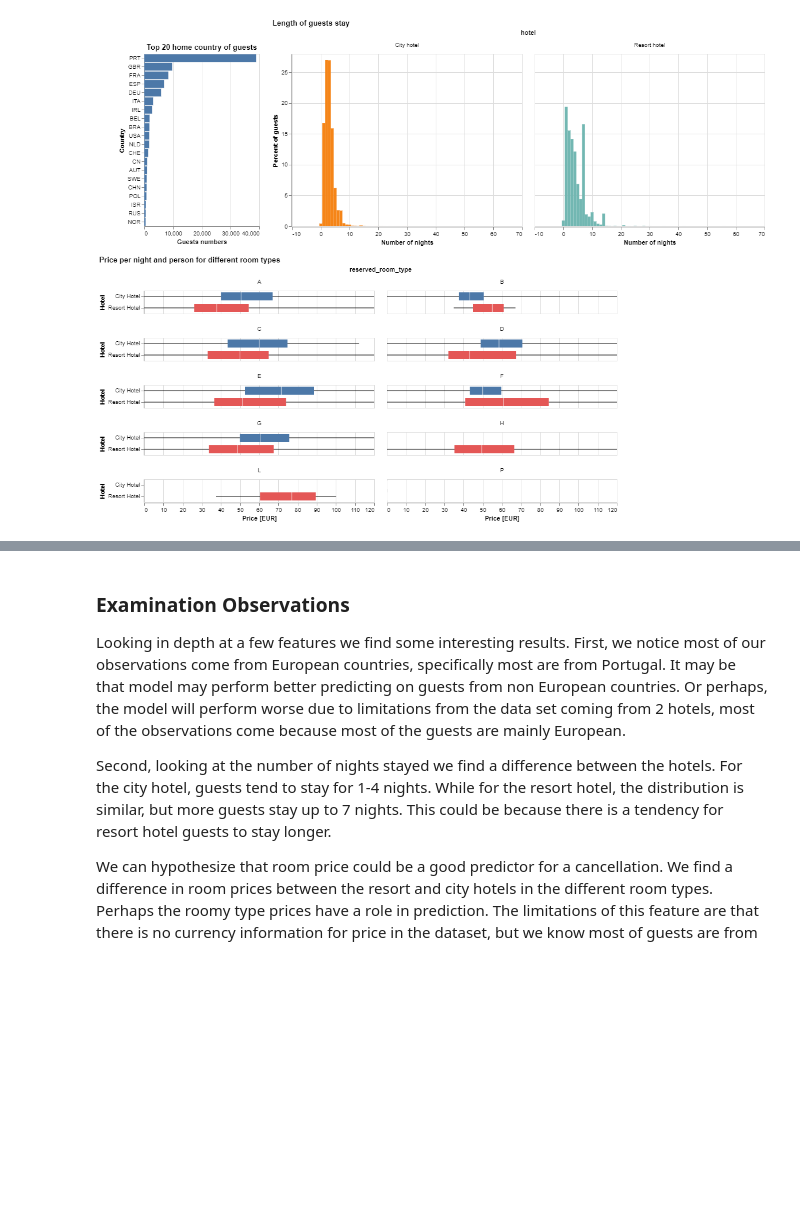
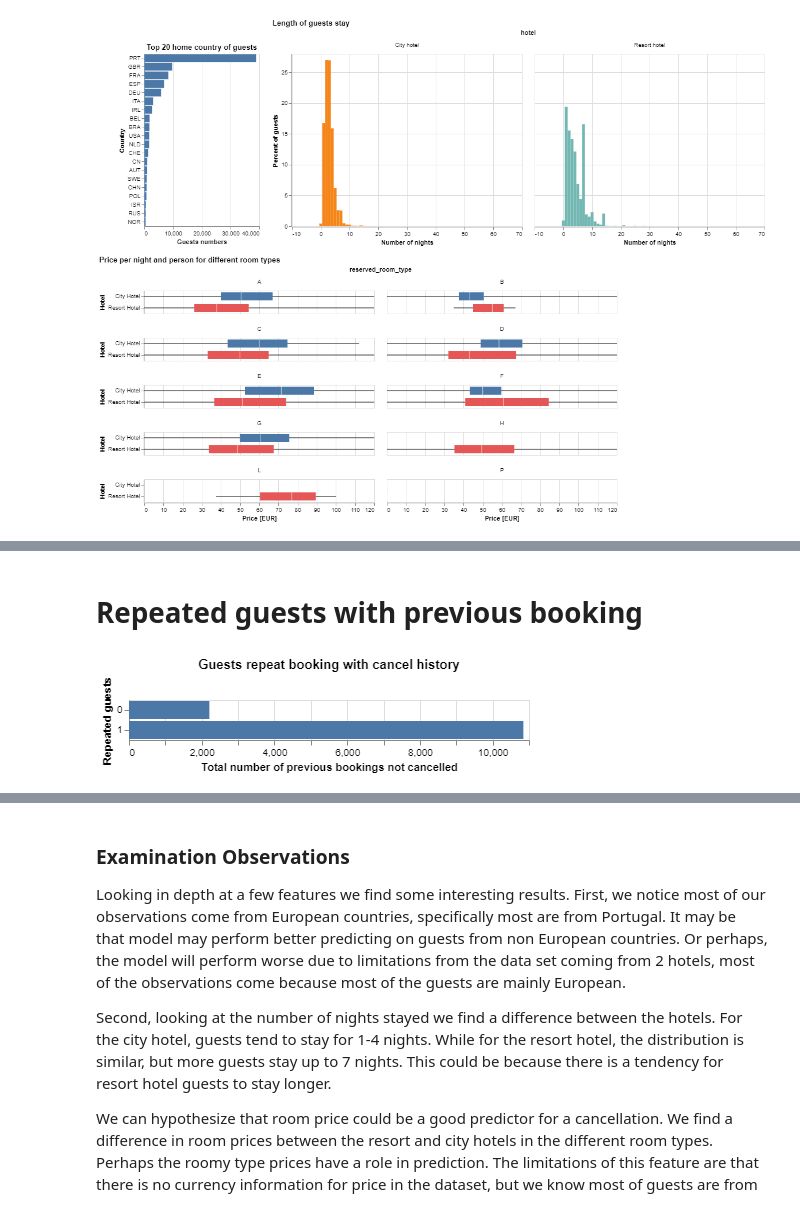
Before and after one commit to elgohr-update/chenzhao2020-dsci-522_group-28, a Jupyter notebook: src/hotels_data_preliminary_analysis_eda.ipynb, the cells around one changed output, grey strips where cells are left out. Saved outputs shown, nothing was run; the diff lists cells and outputs as text; code cells hidden in the pictures; blank space fills up the shorter version.

```diff
--- a/src/hotels_data_preliminary_analysis_eda.ipynb
+++ b/src/hotels_data_preliminary_analysis_eda.ipynb
@@ -293,0 +375,10 @@ stay = alt.Chart(nights_data).mark_bar().encode(
+# %% [markdown]
+# Repeated guests with previous booking
+# %%
+guests_prev_cancel = X_train[["is_repeated_guest", "previous_bookings_not_canceled"]]
+rep_guests_prev_cancel = alt.Chart(guests_prev_cancel, title="Guests repeat booking with cancel history").mark_bar().encode(
+    alt.X("sum(previous_bookings_not_canceled)", title="Total number of previous bookings not cancelled"),
+    alt.Y("is_repeated_guest:O", title="Repeated guests"))
+rep_guests_prev_cancel
+# %% [output]
+[figure, added]
```
Also changed, not shown: parts of 7 cells of this notebook.
